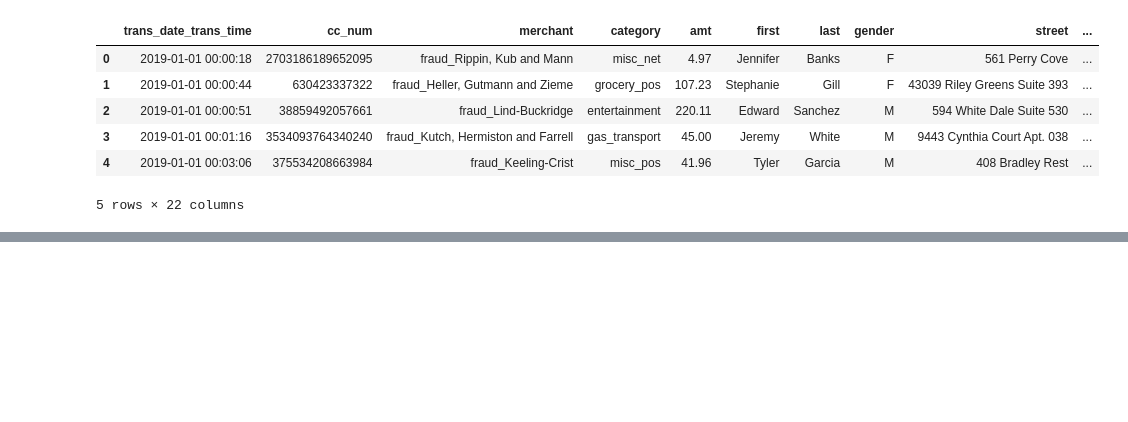
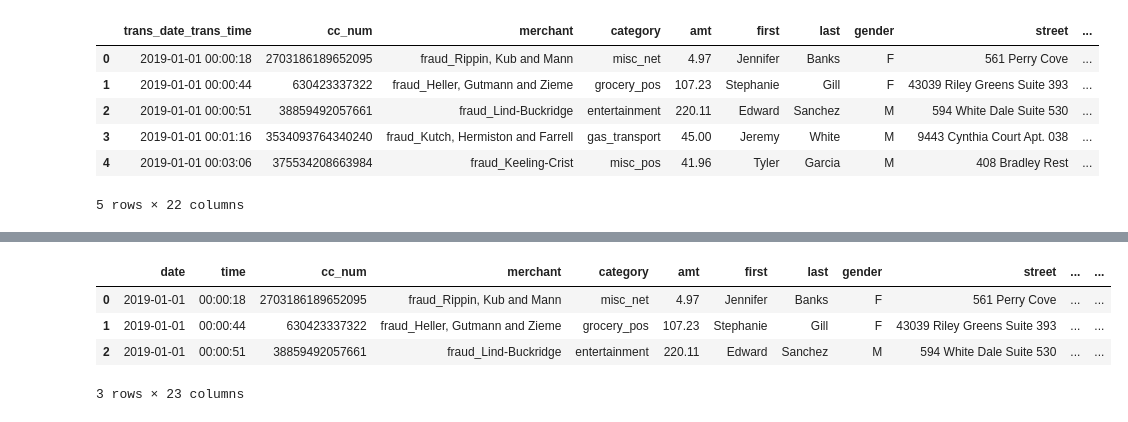
Before and after one commit to Andry-Bastidas/Predicci-n-de-Fraude-en-Transacciones-Financieras, a Jupyter notebook: notebooks/notebook-0.0.ipynb, the cells around one changed output, grey strips where cells are left out. Drawn from its saved outputs; the diff is of its cells as text; code cells hidden in the pictures; blank space fills up the shorter version.

Commit message:
Adelantando la limpieza de datos granule la columna trans_date_trans_time en 2 dos columnas llamada data y time y luego elimine la columna trans_date_trans_time

```diff
--- a/notebooks/notebook-0.0.ipynb
+++ b/notebooks/notebook-0.0.ipynb
@@ -30,7 +30,7 @@ import pandas as pd
 # %% [markdown]
 ## Cargando Datos
 # %%
-data_train = pd.read_csv("data/fraudTrain.csv")
+data_train = pd.read_csv("../data/fraudTrain.csv")
 # %%
 data_train.head(3)
 # %% [output]
@@ -119,0 +123,3 @@ len(data_train.city.unique())
+# %%
+data_train['trans_date_trans_time'] = pd.to_datetime(data_train['trans_date_trans_time'], format='%Y-%m-%d %H:%M:%S')
+data_train.head(3)
@@ -119,0 +132,4 @@ len(data_train.city.unique())
+# %%
+data_train['date'] = data_train['trans_date_trans_time'].dt.date
+data_train['time'] = data_train['trans_date_trans_time'].dt.time
+data_train.head(3)
@@ -119,0 +142,12 @@ len(data_train.city.unique())
+# %%
+columnas = ['date','time'] + [ col for col in data_train.columns if col not in ['date','time']]
+data_train = data_train[columnas]
+data_train.drop(columns=['trans_date_trans_time'], axis= 1 , inplace=True)
+# %%
+data_train.head(3)
+# %% [output]
+|  | date | time | cc_num | merchant | category | amt | first | last | gender | street | ... | ... |
+| 0 | 2019-01-01 | 00:00:18 | 2703186189652095 | fraud_Rippin, Kub and Mann | misc_net | 4.97 | Jennifer | Banks | F | 561 Perry Cove | ... | ... |
+| 1 | 2019-01-01 | 00:00:44 | 630423337322 | fraud_Heller, Gutmann and Zieme | grocery_pos | 107.23 | Stephanie | Gill | F | 43039 Riley Greens Suite 393 | ... | ... |
+| 2 | 2019-01-01 | 00:00:51 | 38859492057661 | fraud_Lind-Buckridge | entertainment | 220.11 | Edward | Sanchez | M | 594 White Dale Suite 530 | ... | ... |
+3 rows × 23 columns
```
Also changed, not shown: parts of 8 cells of this notebook.
